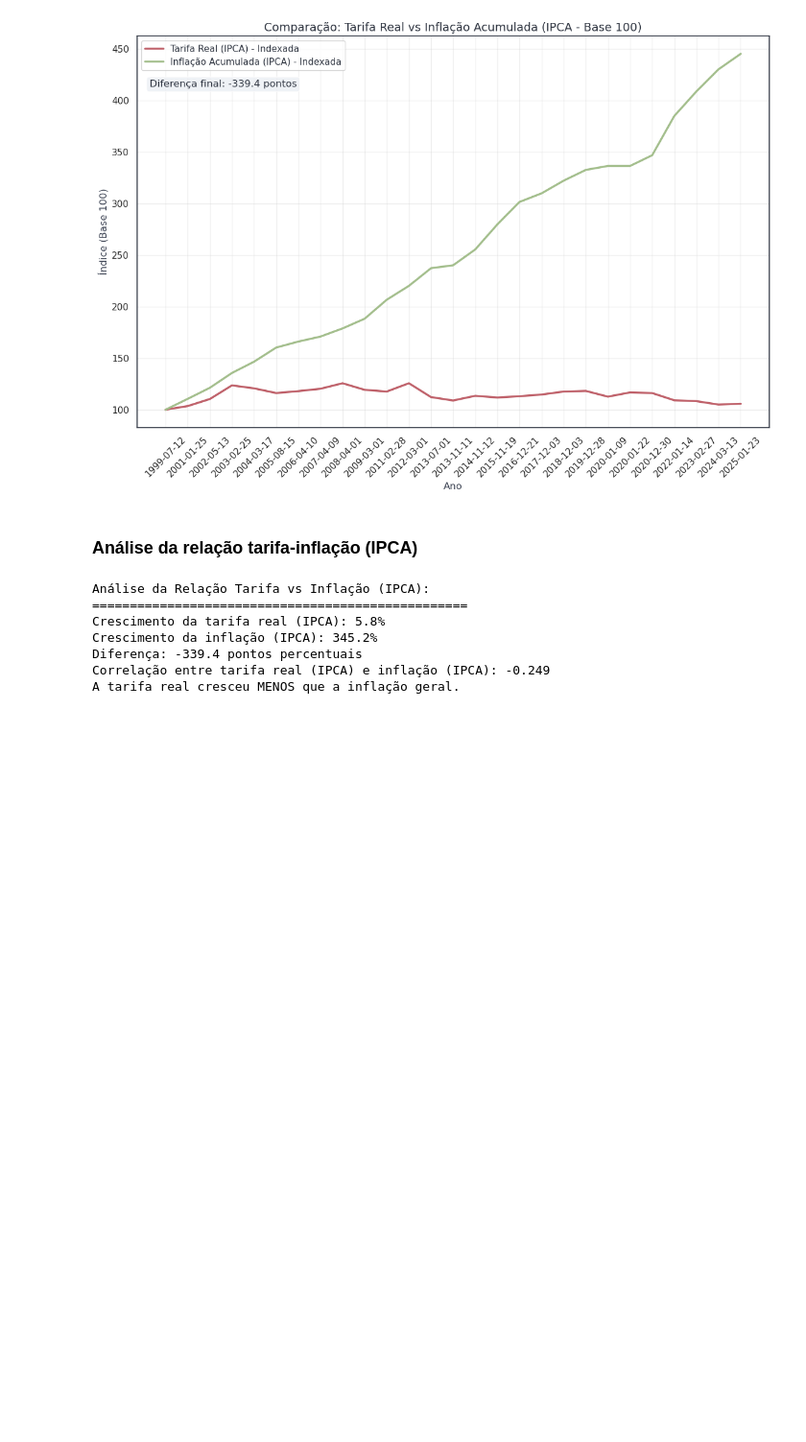
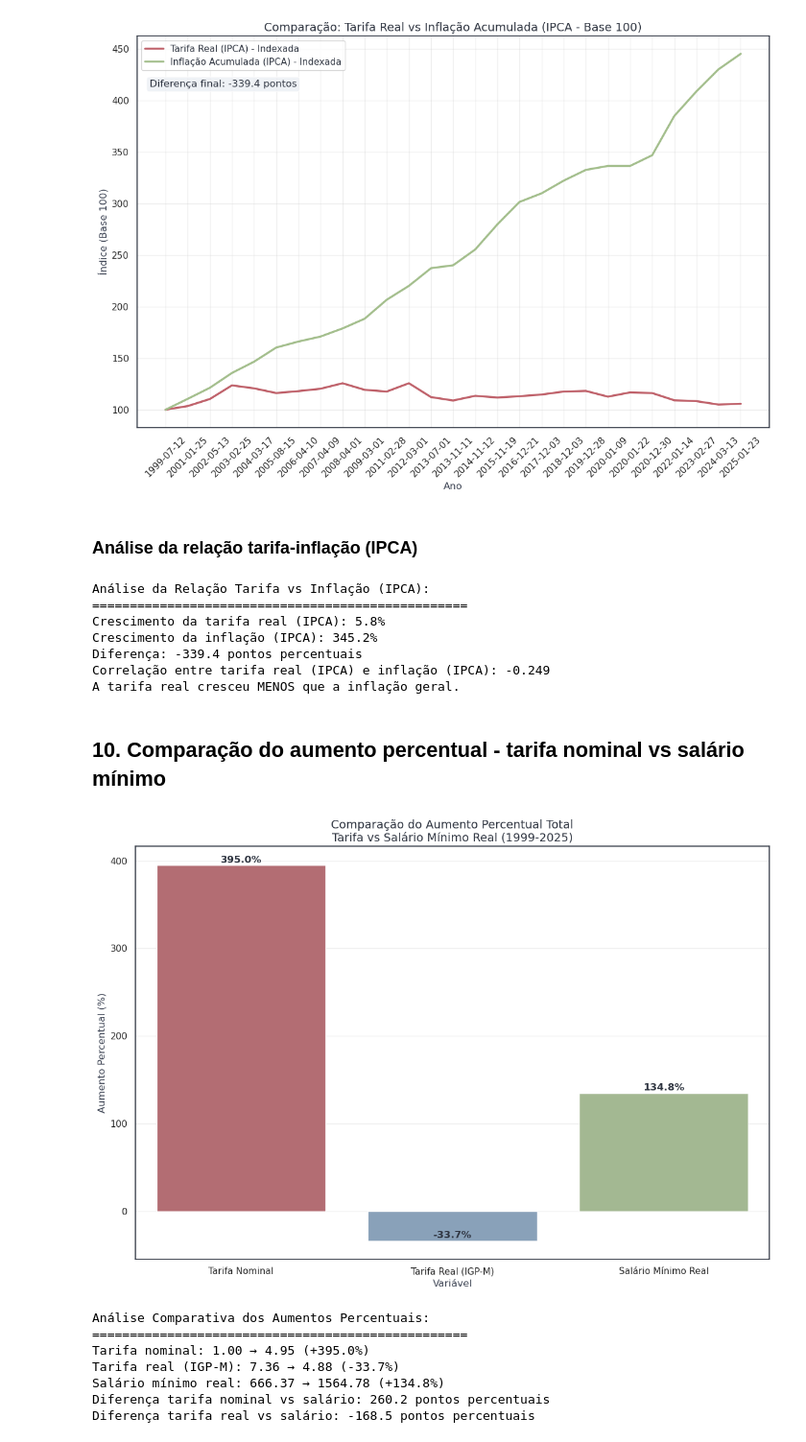
Before and after one commit to leandrofreiredealmeida/projeto_tarifa_onibus_cg, a Jupyter notebook: projeto_tarifa_onibus.ipynb, the cells around one changed output. Shown at 96% size. Saved outputs shown, nothing was run; the diff lists cells and outputs as text; code cells hidden in the pictures; blank space fills up the shorter version.

Commit message:
adicionando gráfico de comparação de aumento percentual

```diff
--- a/projeto_tarifa_onibus.ipynb
+++ b/projeto_tarifa_onibus.ipynb
@@ -614,3 +614,49 @@ Crescimento da inflação (IPCA): 345.2%
 Diferença: -339.4 pontos percentuais
 Correlação entre tarifa real (IPCA) e inflação (IPCA): -0.249
 A tarifa real cresceu MENOS que a inflação geral.
+# %% [markdown]
+## 10. Comparação do aumento percentual - tarifa nominal vs salário mínimo
+# %%
+plt.figure(figsize=(11.69, 8.27))
+
+df['data'] = pd.to_datetime(df['data'])
+
+aumento_tarifa_nominal = ((df['valor_tarifa'].iloc[-1] / df['valor_tarifa'].iloc[0]) - 1) * 100
+aumento_tarifa_real = ((df['valor_tarifa_real_igpm'].iloc[-1] / df['valor_tarifa_real_igpm'].iloc[0]) - 1) * 100
+aumento_salario_real = ((df['salario_minimo_real'].iloc[-1] / df['salario_minimo_real'].iloc[0]) - 1) * 100
+
+categorias = ['Tarifa Nominal', 'Tarifa Real (IGP-M)', 'Salário Mínimo Real']
+valores = [aumento_tarifa_nominal, aumento_tarifa_real, aumento_salario_real]
+cores = [nord_palette[11], nord_palette[9], nord_palette[14]]
+
+bars = sns.barplot(x=categorias, y=valores, palette=cores)
+
+plt.title('Comparação do Aumento Percentual Total\nTarifa vs Salário Mínimo Real (1999-2025)', fontsize=14)
+plt.ylabel('Aumento Percentual (%)', fontsize=12)
+plt.xlabel('Variável', fontsize=12)
+
+for i, v in enumerate(valores):
+    bars.text(i, v + 1, f'{v:.1f}%', ha='center', va='bottom', fontsize=12, fontweight='bold')
+
+plt.grid(True, alpha=0.3, axis='y')
+plt.tight_layout()
+plt.savefig('imagens/comparacao_aumento_percentual_tres_barras.png', dpi=300, bbox_inches='tight')
+plt.show()
+
+# Análise numérica complementar
+print("Análise Comparativa dos Aumentos Percentuais:")
+print("="*50)
+print(f"Tarifa nominal: {df['valor_tarifa'].iloc[0]:.2f} → {df['valor_tarifa'].iloc[-1]:.2f} (+{aumento_tarifa_nominal:.1f}%)")
+print(f"Tarifa real (IGP-M): {df['valor_tarifa_real_igpm'].iloc[0]:.2f} → {df['valor_tarifa_real_igpm'].iloc[-1]:.2f} ({aumento_tarifa_real:.1f}%)")
+print(f"Salário mínimo real: {df['salario_minimo_real'].iloc[0]:.2f} → {df['salario_minimo_real'].iloc[-1]:.2f} (+{aumento_salario_real:.1f}%)")
+print(f"Diferença tarifa nominal vs salário: {aumento_tarifa_nominal - aumento_salario_real:.1f} pontos percentuais")
+print(f"Diferença tarifa real vs salário: {aumento_tarifa_real - aumento_salario_real:.1f} pontos percentuais")
+# %% [output]
+[figure, added]
+Análise Comparativa dos Aumentos Percentuais:
+==================================================
+Tarifa nominal: 1.00 → 4.95 (+395.0%)
+Tarifa real (IGP-M): 7.36 → 4.88 (-33.7%)
+Salário mínimo real: 666.37 → 1564.78 (+134.8%)
+Diferença tarifa nominal vs salário: 260.2 pontos percentuais
+Diferença tarifa real vs salário: -168.5 pontos percentuais
```
Also changed, not shown: 1 other file.
